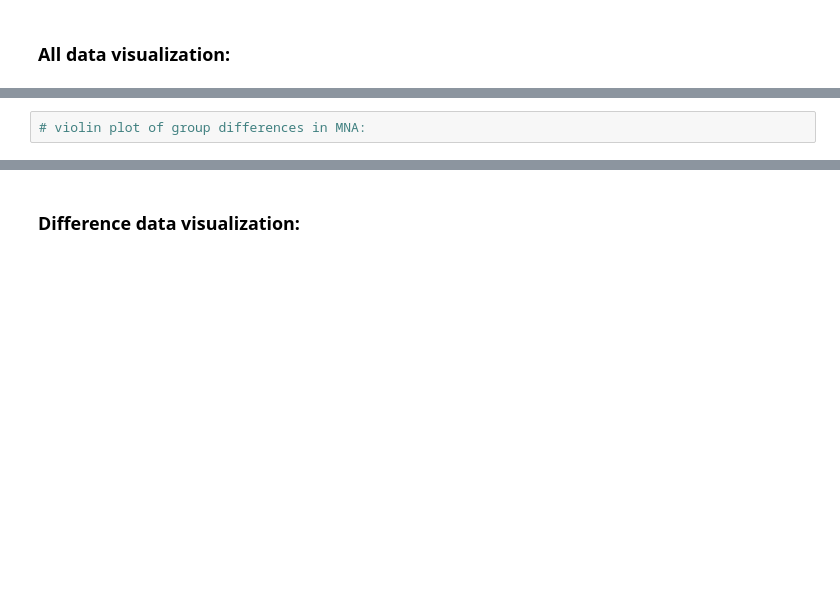
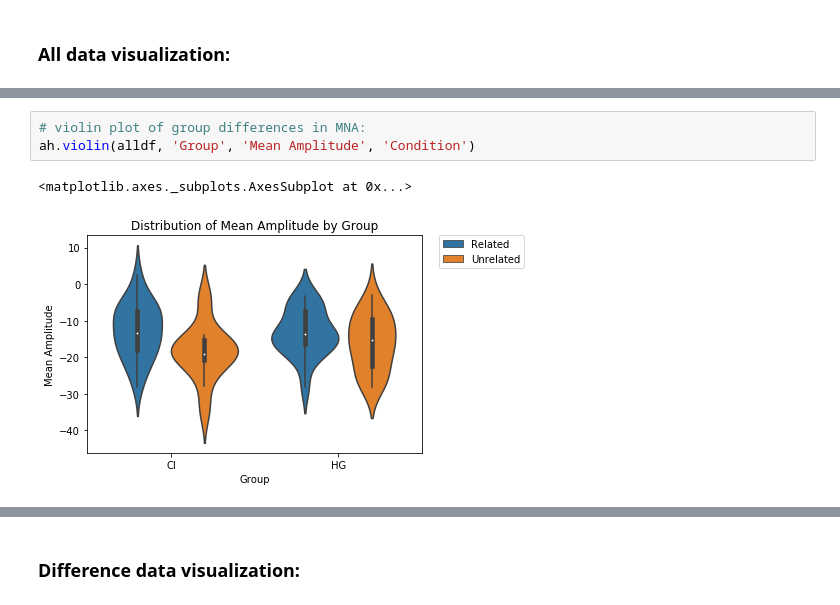
Before and after one commit to sheaduarte/PSC-290-Python-Final-Project, a Jupyter notebook: pierotti/notebooks/Pierotti_N4_datavis.ipynb, the cells around one changed output, grey strips where cells are left out. Saved outputs shown, nothing was run; the diff lists cells and outputs as text; blank space fills up the shorter version.

```diff
--- a/pierotti/notebooks/Pierotti_N4_datavis.ipynb
+++ b/pierotti/notebooks/Pierotti_N4_datavis.ipynb
@@ -84,4 +91,8 @@ NameError: name 'output_directory' is not defined
 # %%
 # violin plot of group differences in MNA:
+ah.violin(alldf, 'Group', 'Mean Amplitude', 'Condition')
+# %% [output]
+<matplotlib.axes._subplots.AxesSubplot at 0x...>
+[figure, added]
 # %%
 # box plot of group differences in MNA:
```
Also changed, not shown: parts of 10 cells of this notebook, 9 other files.
